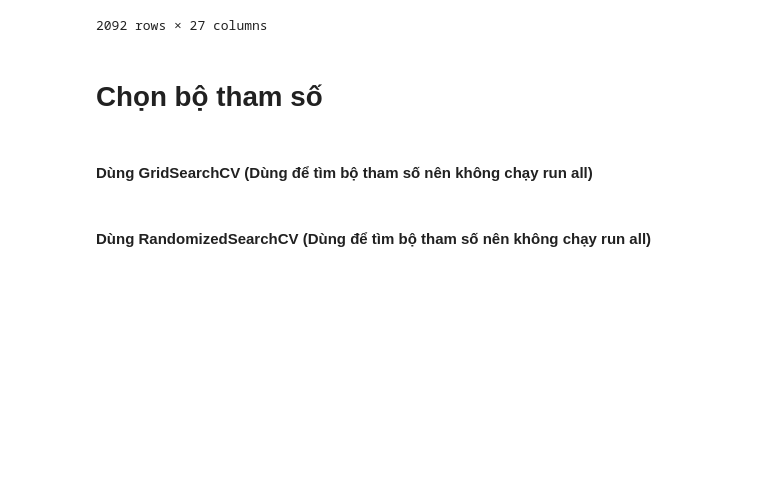
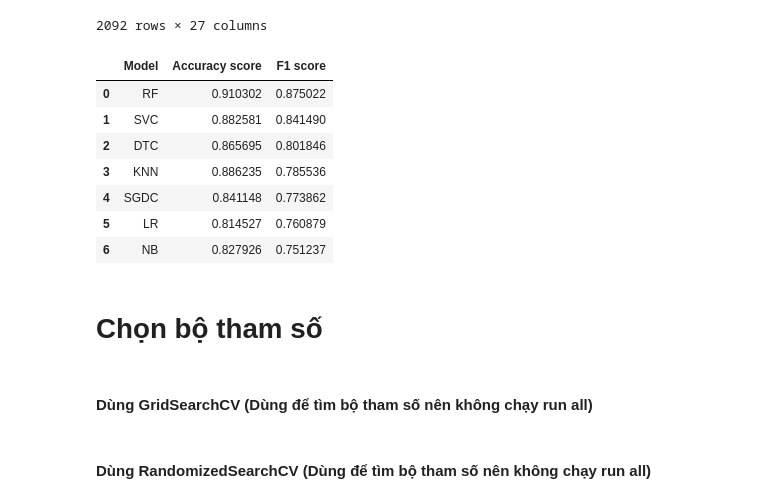
Before and after one commit to tranhuutuan261103/Gym-Exercise-Correction, a Jupyter notebook: trainning/squat_model/train_model_side.ipynb, the cells around one changed output. Cells and saved outputs as stored; diff of their text form; code cells hidden in the pictures; blank space fills up the shorter version.

```diff
--- a/trainning/squat_model/train_model_side.ipynb
+++ b/trainning/squat_model/train_model_side.ipynb
@@ -181,6 +181,23 @@ def print_results(results):
             "F1 score",
         ],
     )
+# %%
+final_results = []
+
+for name, model in algorithms:
+    trained_model = model.fit(X, y)
+    evaluate_model(name, model, final_results)
+
+print_results(final_results)
+# %% [output]
+|  | Model | Accuracy score | F1 score |
+| 0 | RF | 0.910302 | 0.875022 |
+| 1 | SVC | 0.882581 | 0.841490 |
+| 2 | DTC | 0.865695 | 0.801846 |
+| 3 | KNN | 0.886235 | 0.785536 |
+| 4 | SGDC | 0.841148 | 0.773862 |
+| 5 | LR | 0.814527 | 0.760879 |
+| 6 | NB | 0.827926 | 0.751237 |
 # %% [markdown]
 # Chọn bộ tham số
 # %% [markdown]
```
Also changed, not shown: parts of 2 cells of this notebook, 9 other files.
